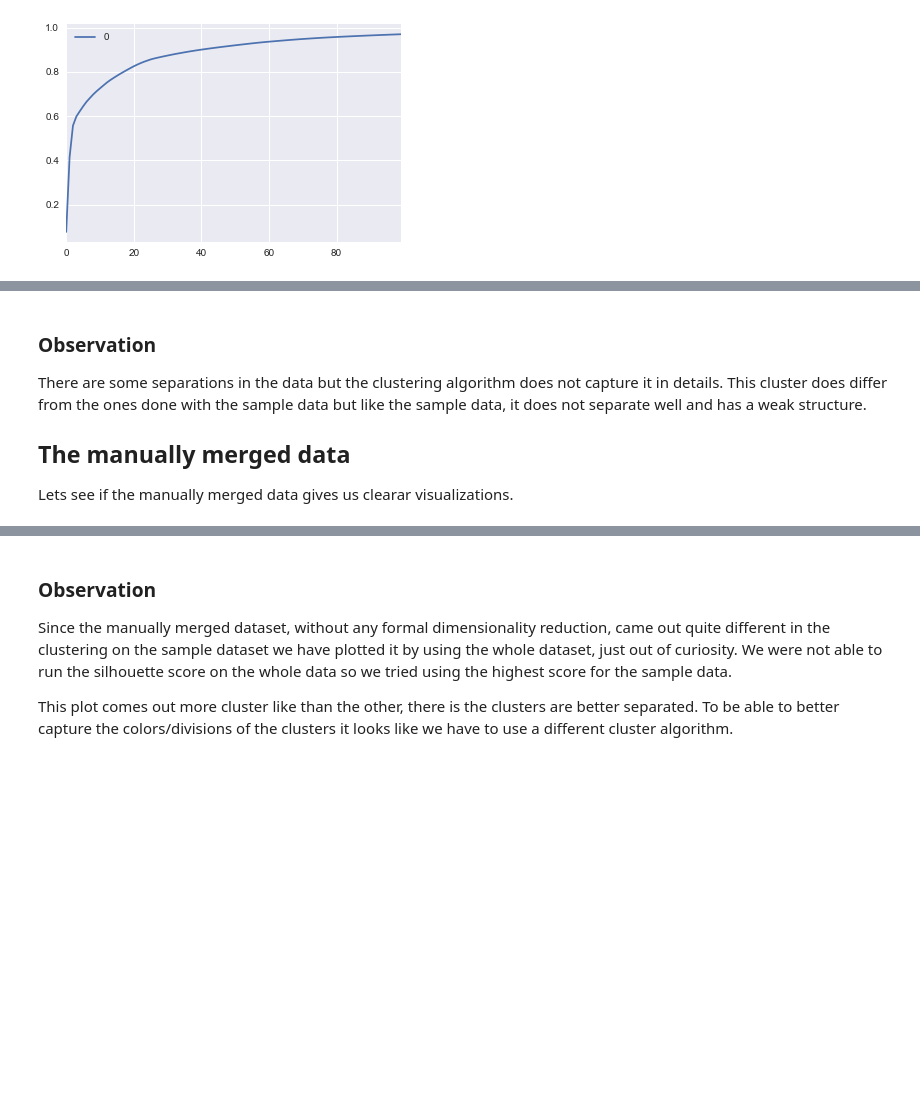
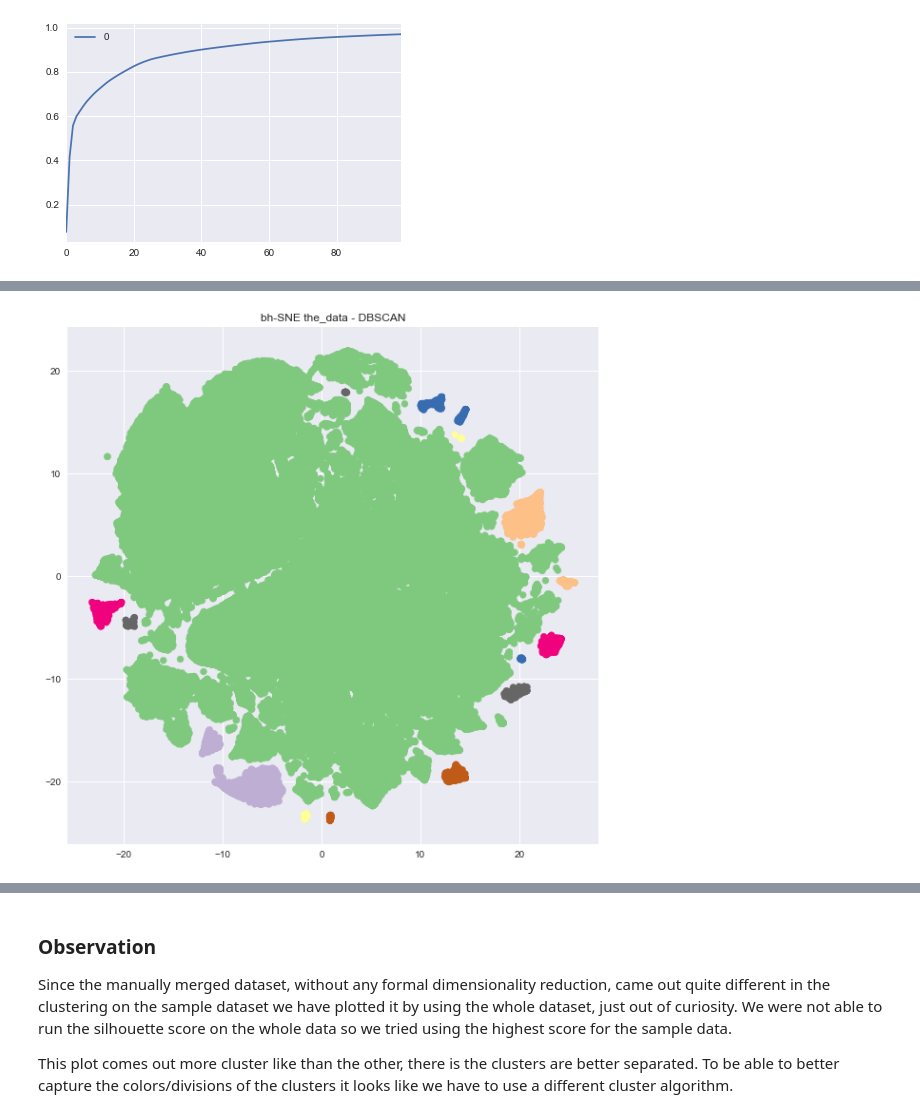
Before and after one commit to larahronn/atus_clustering, a Jupyter notebook: lara_cap/The_clusters.ipynb, the cells around one changed output, grey strips where cells are left out. Cells and saved outputs as stored; diff of their text form; code cells hidden in the pictures; blank space fills up the shorter version.

```diff
--- a/lara_cap/The_clusters.ipynb
+++ b/lara_cap/The_clusters.ipynb
@@ -571,0 +593,7 @@ labels13 = km.labels_
+# %%
+%%time
+db = DBSCAN(eps=0.8, min_samples=5).fit(result)
+core_samples = db.core_sample_indices_
+labels_dbscan = db.labels_
+n_clusters_ = len(set(labels)) - (1 if -1 in labels else 0)
+print n_clusters_
@@ -579,9 +622,10 @@ plt.scatter(result[:,0], result[:,1], c=labels13, cmap=plt.cm.get_cmap("Accent",
-# %% [markdown]
-### Observation
-There are some separations in the data but the clustering algorithm does not capture it in details. This cluster does differ from the ones done with the sample data but like the sample data, it does not separate well and has a weak structure.
-
-## The manually merged data
-Lets see if the manually merged data gives us clearar visualizations.
+# %%
+fig = plt.figure(figsize=(10,10))
+plt.title('bh-SNE the_data - DBSCAN')
+plt.scatter(result[:,0], result[:,1], c=labels_dbscan, cmap=plt.cm.get_cmap("Accent", 30))
+plt.show()
+# %% [output]
+[figure, added]
 # %%
 %%time
 
```
Also changed, not shown: parts of 48 cells of this notebook, 3 other files.
